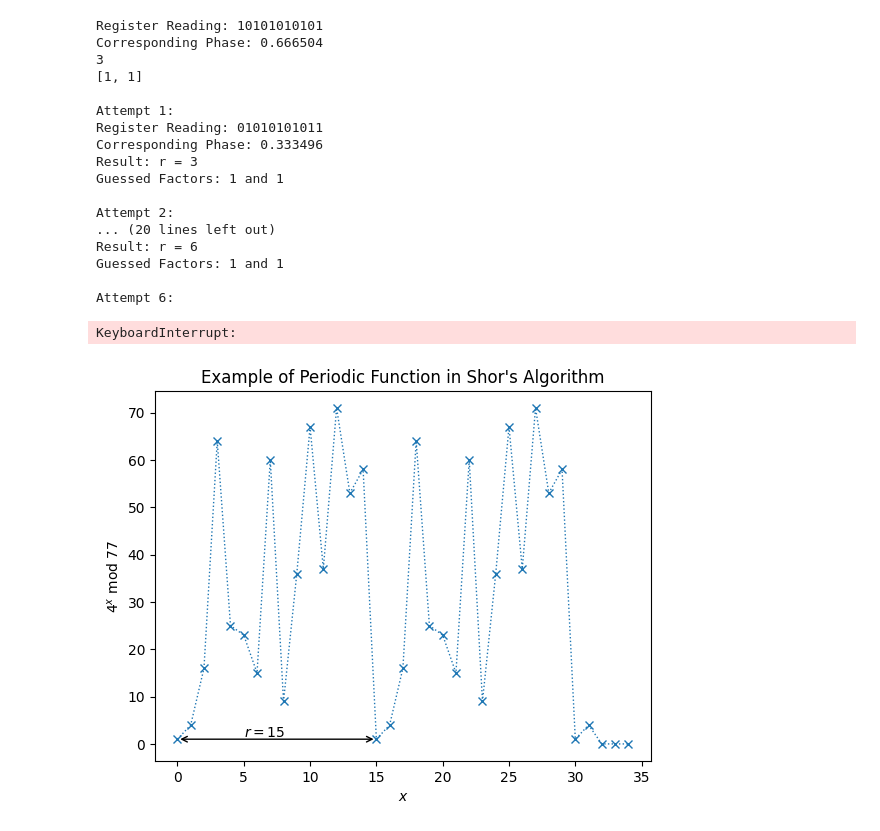
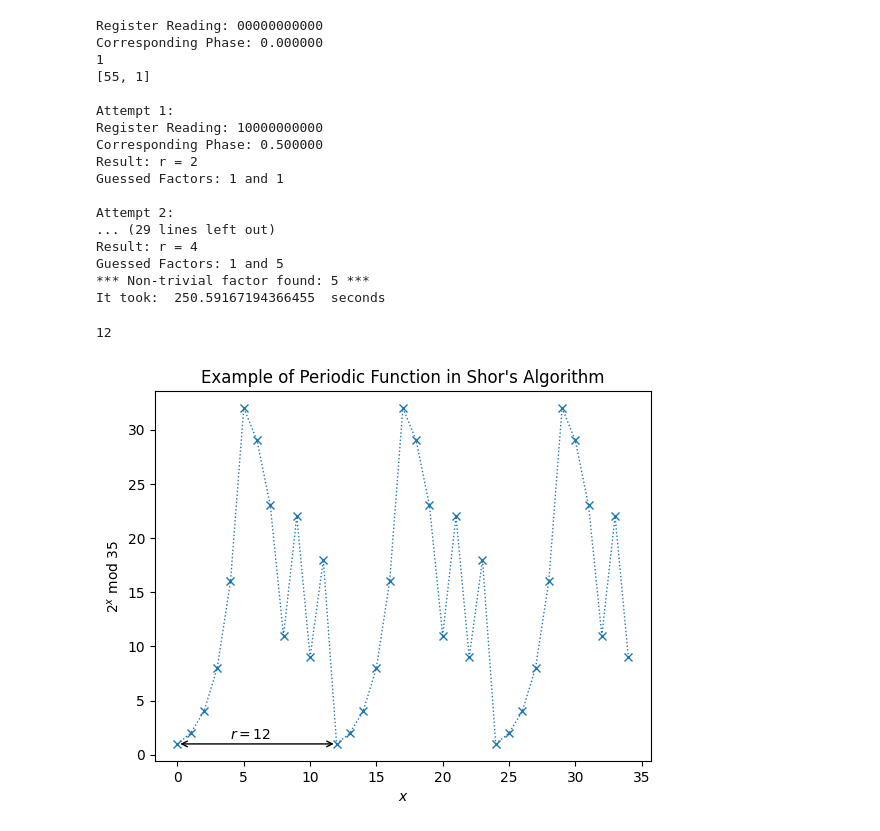
Before and after one commit to naveinsuresh/quantum_hackathon, a Jupyter notebook: Step by Step.ipynb, the cells around one changed output. Drawn from its saved outputs; the diff is of its cells as text; code cells hidden in the pictures.

```diff
--- a/Step by Step.ipynb
+++ b/Step by Step.ipynb
@@ -9,10 +9,18 @@ import pandas as pd
 from fractions import Fraction
 import math
 from math import gcd # greatest common divisor
+import random
+
 
 register1 = 0
 register2 = 0
 a = 2
-N = 35
+N = 55
+
+#https://blender.stackexchange.com/questions/84980/print-a-timer-in-python-to-see-how-long-to-run-a-script
+import time
+import random
+
+then = time.time() #Time before the operations start
 # %%
 def setAmtQubits(N):
@@ -47,7 +78,6 @@ def qpe_amod(a):
     qc.append(qft_dagger(n_count), range(n_count)) # Do inverse-QFT
 
     qc.measure(range(n_count), range(n_count))
-    (qc.draw(fold=-1))
     # Simulate Results
     aer_sim = Aer.get_backend('aer_simulator')
     # Setting memory=True below allows us to see a list of each sequential reading
@@ -57,7 +87,7 @@ def qpe_amod(a):
     print("Register Reading: " + readings[0])
     phase = int(readings[0],2)/(2**n_count)
     print("Corresponding Phase: %f" % phase)
-    return phase
+    return [phase,qc]
 # %%
 def c_amod(a, power,aux_count):
     U = QuantumCircuit(aux_count)
@@ -89,5 +122,5 @@ def qft_dagger(n):
 # %%
-phase = qpe_amod(a) # Phase = s/r
+phase = qpe_amod(a)[0] # Phase = s/r
 
 Fraction(phase).limit_denominator(15)
 
@@ -99,13 +132,13 @@ print(r)
 guesses = [gcd(a**(r//2)-1, N), gcd(a**(r//2)+1, N)]
 print(guesses)
 
-a = 7
+a = 2
 factor_found = False
 attempt = 0
 while not factor_found:
     attempt += 1
     print("\nAttempt %i:" % attempt)
-    phase = qpe_amod(a) # Phase = s/r
+    phase = qpe_amod(a)[0] # Phase = s/r
     frac = Fraction(phase).limit_denominator(N) # Denominator should (hopefully!) tell us r
     r = frac.denominator
     print("Result: r = %i" % r)
@@ -117,43 +150,49 @@ while not factor_found:
             if guess not in [1,N] and (N % guess) == 0: # Check to see if guess is a factor
                 print("*** Non-trivial factor found: %i ***" % guess)
                 factor_found = True
+
+now = time.time() #Time after it finished
+
+print("It took: ", now-then, " seconds")
 # %% [output]
-Register Reading: 10101010101
-Corresponding Phase: 0.666504
-3
-[1, 1]
+Register Reading: 00000000000
+Corresponding Phase: 0.000000
+1
+[55, 1]
 
 Attempt 1:
-Register Reading: 01010101011
-Corresponding Phase: 0.333496
-Result: r = 3
+Register Reading: 10000000000
+Corresponding Phase: 0.500000
+Result: r = 2
 Guessed Factors: 1 and 1
 
 Attempt 2:
-... (20 lines left out)
-Result: r = 6
-Guessed Factors: 1 and 1
-
-Attempt 6:
+... (29 lines left out)
+Result: r = 4
+Guessed Factors: 1 and 5
+*** Non-trivial factor found: 5 ***
+It took:  250.59167194366455  seconds
-KeyboardInterrupt:
 # %%
-N = 77
-a = 4
+N = 35
+a = 2
 
 # Calculate the plotting data
-xvals = np.arange(35)
+xvals = np.arange(N)
 yvals = [np.mod(a**x, N) for x in xvals]
 
 # Use matplotlib to display it nicely
 fig, ax = plt.subplots()
 ax.plot(xvals, yvals, linewidth=1, linestyle='dotted', marker='x')
 ax.set(xlabel='$x$', ylabel='$%i^x$ mod $%i$' % (a, N),
        title="Example of Periodic Function in Shor's Algorithm")
 try: # plot r on the graph
     r = yvals[1:].index(1) +1
     plt.annotate('', xy=(0,1), xytext=(r,1), arrowprops=dict(arrowstyle='<->'))
     plt.annotate('$r=%i$' % r, xy=(r/3,1.5))
+    print(r)
 except ValueError:
     print('Could not find period, check a < N and have no common factors.')
+    print(r)
 # %% [output]
+12
-[figure, old version]
+[figure, new version]
```
Also changed, not shown: parts of 5 cells of this notebook.
